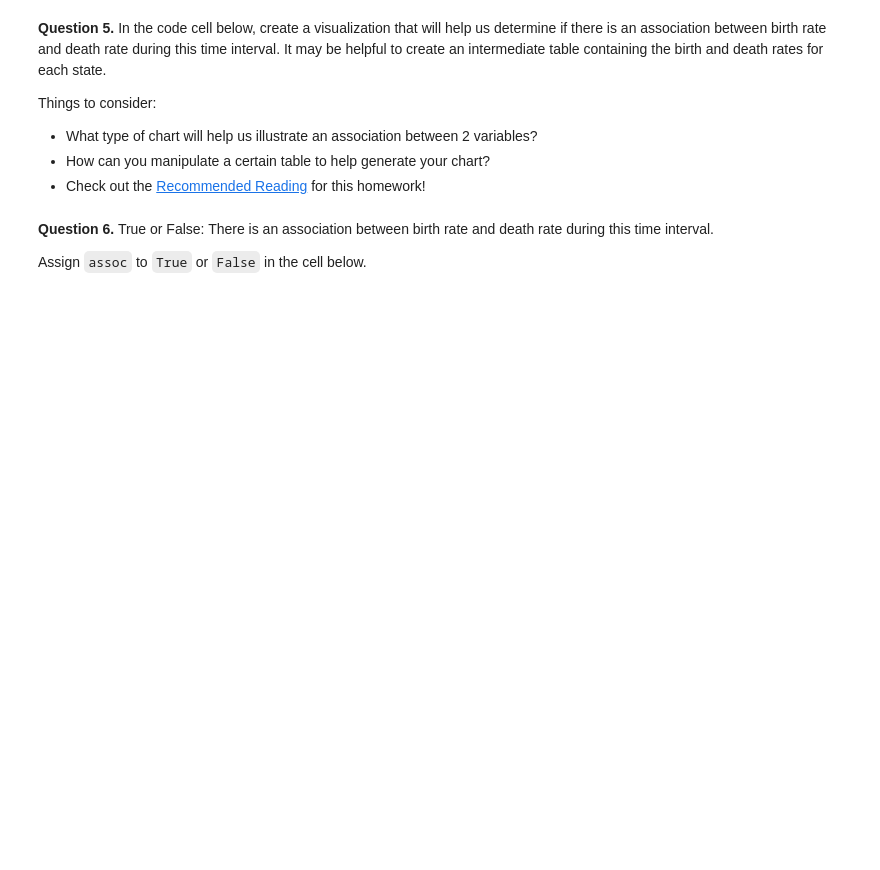
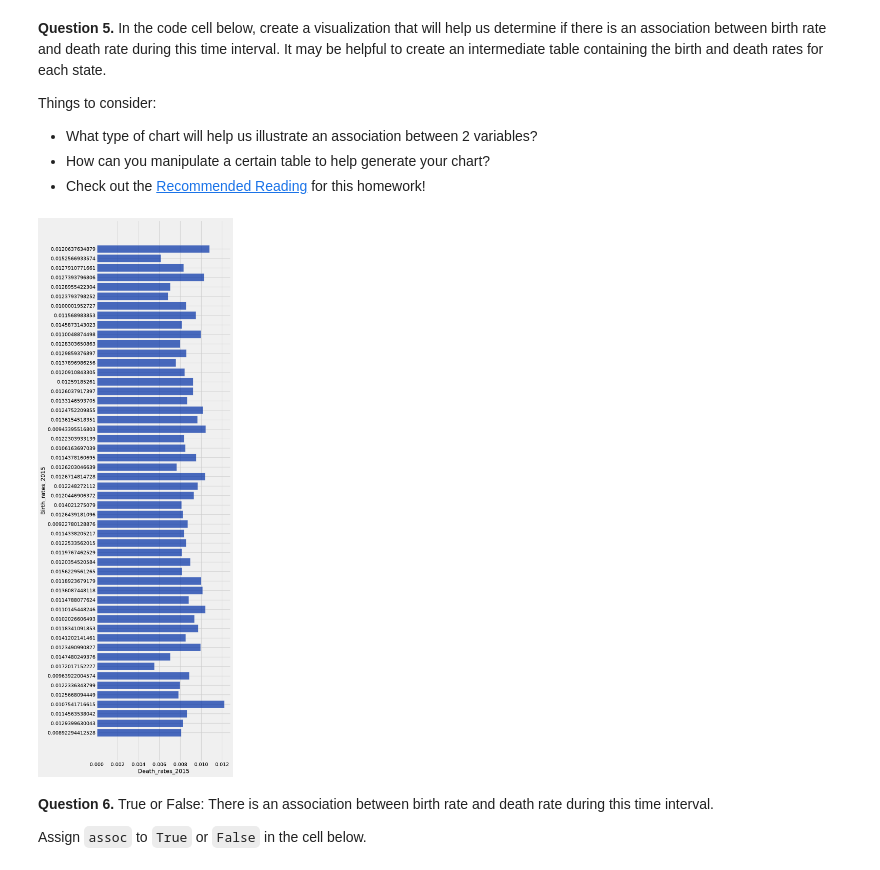
Before and after one commit to Ilawrenc08/Intro-to-Data-Analytics, a Jupyter notebook: OneDrive_2_9-11-2026/Homework 3 - Visualizations/hw03.ipynb, the cells around one changed output. Cells and saved outputs as stored; diff of their text form; code cells hidden in the pictures; blank space fills up the shorter version.

```diff
--- a/OneDrive_2_9-11-2026/Homework 3 - Visualizations/hw03.ipynb
+++ b/OneDrive_2_9-11-2026/Homework 3 - Visualizations/hw03.ipynb
@@ -274,8 +305,11 @@ Things to consider:
 # %%
 # In this cell, use birth_rates and death_rates to generate your visualization
 birth_rates_2015 = pop.column('BIRTHS') / pop.column('2015')
 death_rates_2015 = pop.column('DEATHS') / pop.column('2015')
-...
+table = Table().with_column('Birth_rates_2015', birth_rates_2015).with_column('Death_rates_2015', death_rates_2015)
+table.barh('Birth_rates_2015', 'Death_rates_2015')
+# %% [output]
+[figure, added]
 # %% [markdown]
 <!-- END QUESTION -->
 
```
Also changed, not shown: parts of 34 cells of this notebook, 2 other files.
